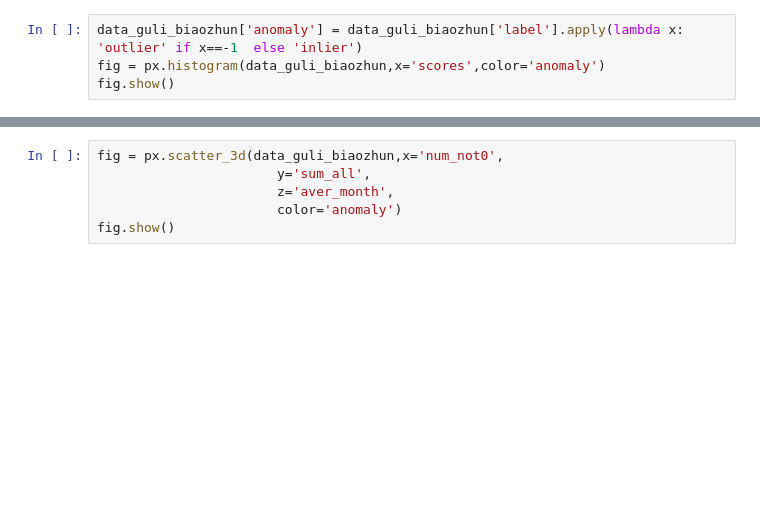
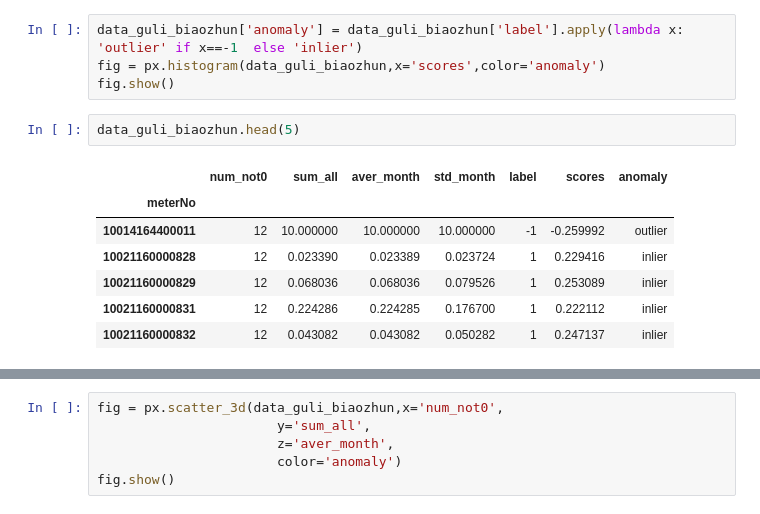
Before and after one commit to lonesometonight/test_collge, a Jupyter notebook: 7.用电量/_5_统计数据_用电量_4特征.ipynb, the cells around one changed output, grey strips where cells are left out. Cells and saved outputs as stored; diff of their text form; blank space fills up the shorter version.

```diff
--- a/7.用电量/_5_统计数据_用电量_4特征.ipynb
+++ b/7.用电量/_5_统计数据_用电量_4特征.ipynb
@@ -630,3 +634,13 @@ data_guli_biaozhun['scores'] = iforest.decision_function(data_guli_biaozhun_valu
 data_guli_biaozhun['anomaly'] = data_guli_biaozhun['label'].apply(lambda x: 'outlier' if x==-1  else 'inlier')
 fig = px.histogram(data_guli_biaozhun,x='scores',color='anomaly')
 fig.show()
+# %%
+data_guli_biaozhun.head(5)
+# %% [output]
+|  | num_not0 | sum_all | aver_month | std_month | label | scores | anomaly |
+| meterNo |  |  |  |  |  |  |  |
+| 10014164400011 | 12 | 10.000000 | 10.000000 | 10.000000 | -1 | -0.259992 | outlier |
+| 10021160000828 | 12 | 0.023390 | 0.023389 | 0.023724 | 1 | 0.229416 | inlier |
+| 10021160000829 | 12 | 0.068036 | 0.068036 | 0.079526 | 1 | 0.253089 | inlier |
+| 10021160000831 | 12 | 0.224286 | 0.224285 | 0.176700 | 1 | 0.222112 | inlier |
+| 10021160000832 | 12 | 0.043082 | 0.043082 | 0.050282 | 1 | 0.247137 | inlier |
```
Also changed, not shown: parts of 4 cells of this notebook, 13 other files.
